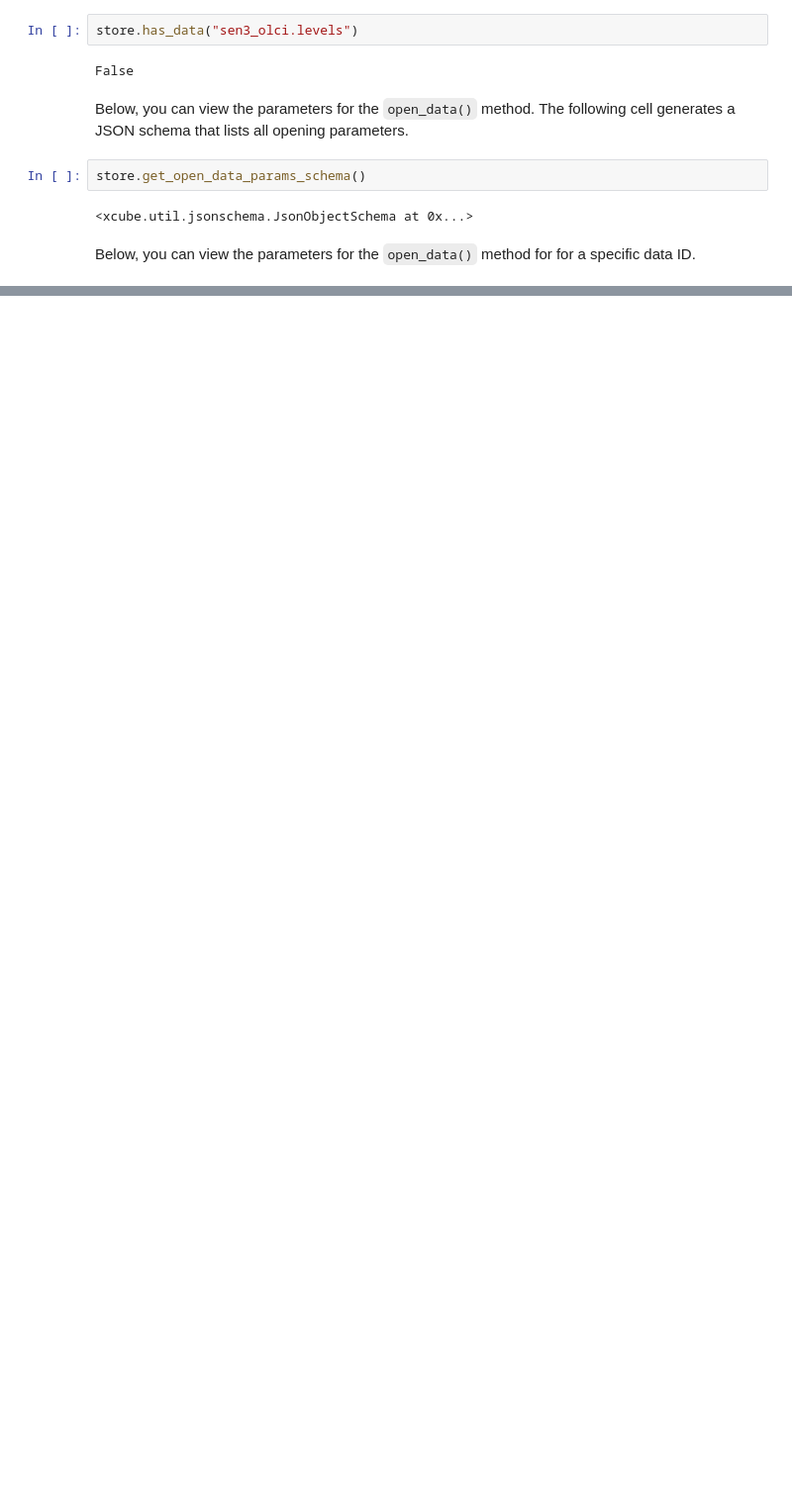
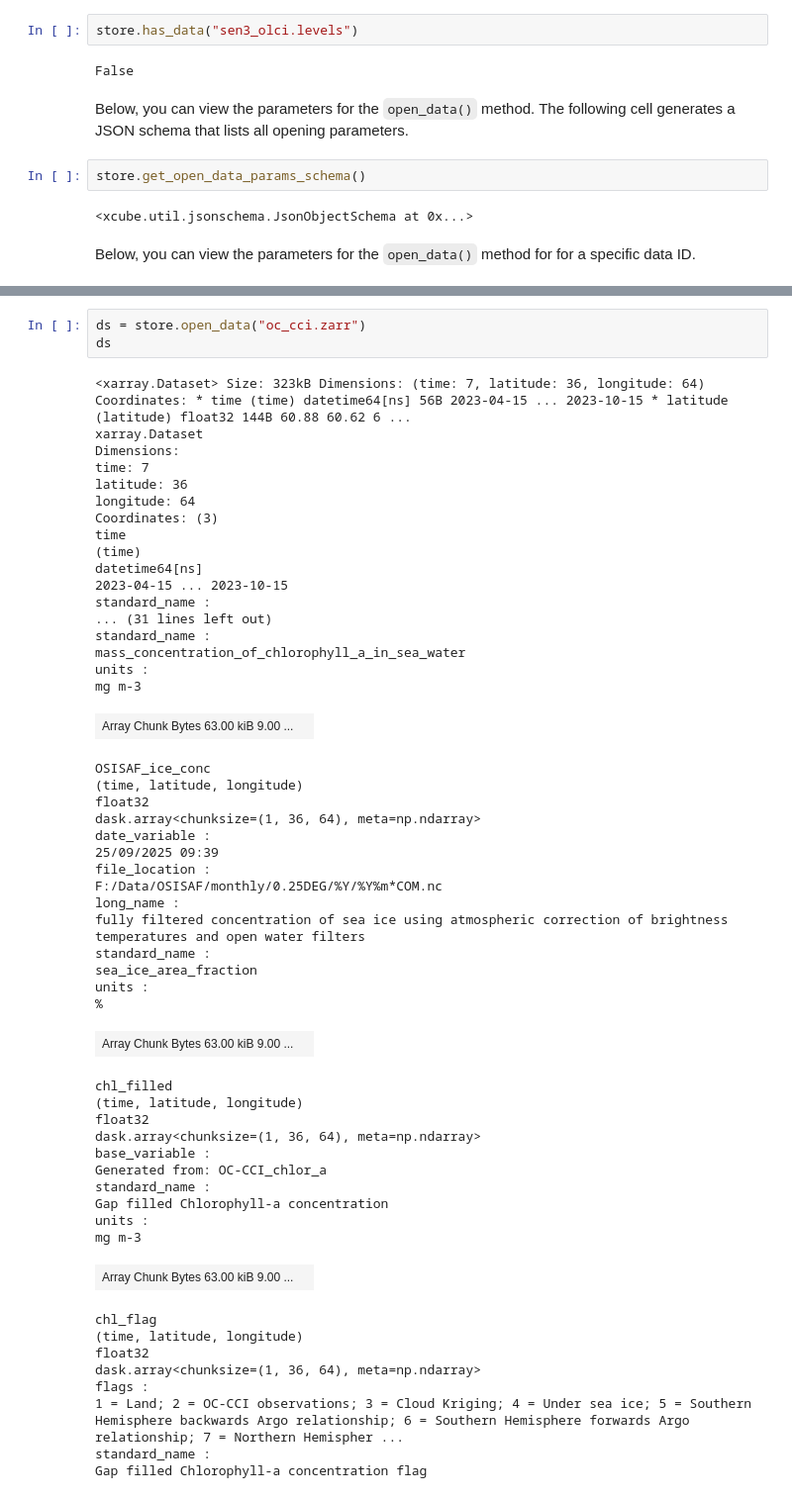
Before and after one commit to xcube-dev/geo_aquawatch_webinar, a Jupyter notebook: notebooks/01_data_store_basics.ipynb, the cells around one changed output, grey strips where cells are left out. Shown at 99% size. Drawn from its saved outputs; the diff is of its cells as text; blank space fills up the shorter version.

```diff
--- a/notebooks/01_data_store_basics.ipynb
+++ b/notebooks/01_data_store_basics.ipynb
@@ -277,0 +169,56 @@ ds.B04.isel(time=1).plot(robust=True, figsize=(6, 6))
+# %%
+ds = store.open_data("oc_cci.zarr")
+ds
+# %% [output]
+<xarray.Dataset> Size: 323kB Dimensions: (time: 7, latitude: 36, longitude: 64) Coordinates: * time (time) datetime64[ns] 56B 2023-04-15 ... 2023-10-15 * latitude (latitude) float32 144B 60.88 60.62 6 ...
+xarray.Dataset
+Dimensions:
+time: 7
+latitude: 36
+longitude: 64
+Coordinates: (3)
+time
+(time)
+datetime64[ns]
+2023-04-15 ... 2023-10-15
+standard_name :
+... (31 lines left out)
+standard_name :
+mass_concentration_of_chlorophyll_a_in_sea_water
+units :
+mg m-3
+| Array Chunk Bytes 63.00 kiB 9.00 ... |  |
+OSISAF_ice_conc
+(time, latitude, longitude)
+float32
+dask.array<chunksize=(1, 36, 64), meta=np.ndarray>
+date_variable :
+25/09/2025 09:39
+file_location :
+F:/Data/OSISAF/monthly/0.25DEG/%Y/%Y%m*COM.nc
+long_name :
+fully filtered concentration of sea ice using atmospheric correction of brightness temperatures and open water filters
+standard_name :
+sea_ice_area_fraction
+units :
+%
+| Array Chunk Bytes 63.00 kiB 9.00 ... |  |
+chl_filled
+(time, latitude, longitude)
+float32
+dask.array<chunksize=(1, 36, 64), meta=np.ndarray>
+base_variable :
+Generated from: OC-CCI_chlor_a
+standard_name :
+Gap filled Chlorophyll-a concentration
+units :
+mg m-3
+| Array Chunk Bytes 63.00 kiB 9.00 ... |  |
+chl_flag
+(time, latitude, longitude)
+float32
+dask.array<chunksize=(1, 36, 64), meta=np.ndarray>
+flags :
+1 = Land; 2 = OC-CCI observations; 3 = Cloud Kriging; 4 = Under sea ice; 5 = Southern Hemisphere backwards Argo relationship; 6 = Southern Hemisphere forwards Argo relationship; 7 = Northern Hemispher ...
+standard_name :
+Gap filled Chlorophyll-a concentration flag
```
Also changed, not shown: parts of 14 cells of this notebook, 2 other files.
